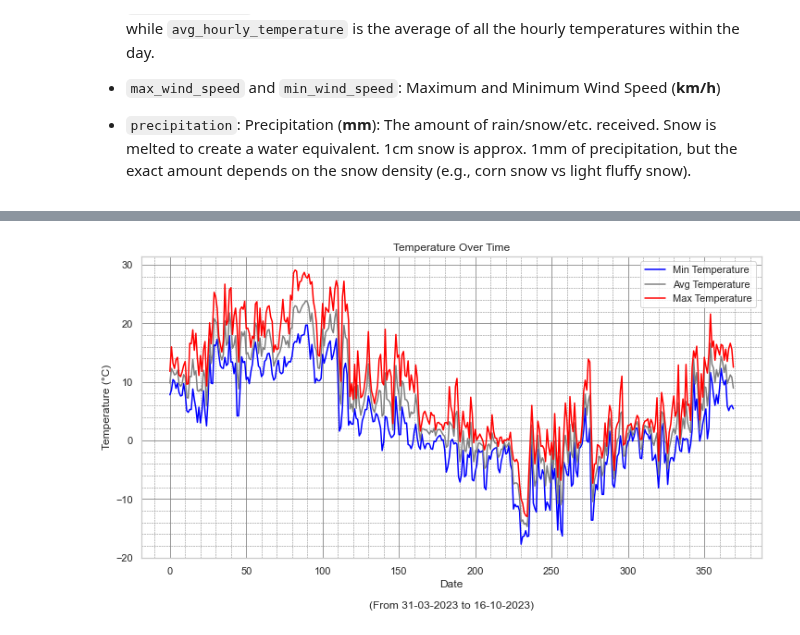
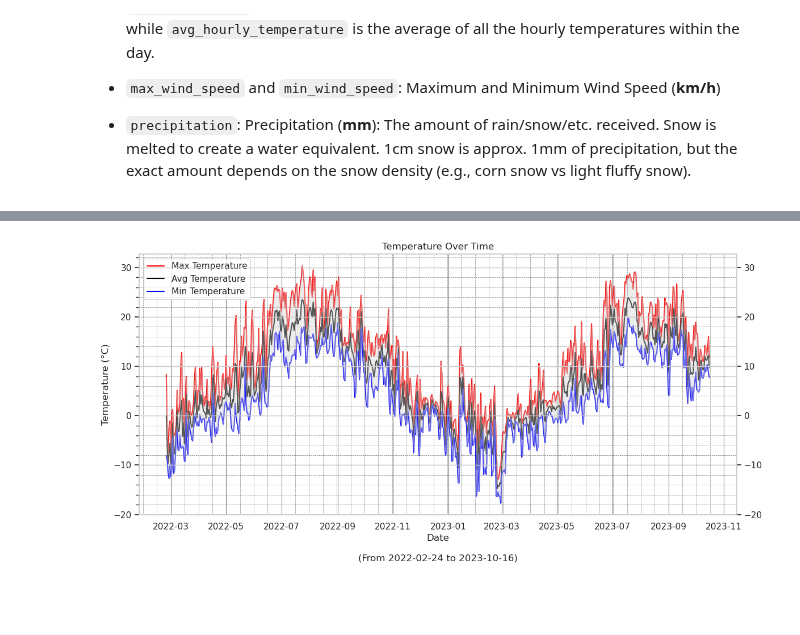
Before and after one commit to Mohammad-Ali-Mir/CMSC-6950-Project, a Jupyter notebook: code/Jupyter.ipynb, the cells around one changed output, grey strips where cells are left out. Saved outputs shown, nothing was run; the diff lists cells and outputs as text; code cells hidden in the pictures; blank space fills up the shorter version.

Commit message:
Update code/Jupyter.ipynb to produce first plot

```diff
--- a/code/Jupyter.ipynb
+++ b/code/Jupyter.ipynb
@@ -22,6 +26,6 @@ import numpy as np
 cols = ['date','max_temperature','min_temperature','avg_hourly_temperature','avg_temperature','max_wind_speed',
 'avg_hourly_wind_speed','min_wind_speed','precipitation']
 
-df = pd.read_csv('./data.csv', parse_dates=['date'], usecols=cols)
+df = pd.read_csv('../data/data.csv', parse_dates=['date'], index_col=['date'], usecols=cols)
 df
 # %% [output]
@@ -107,30 +64,33 @@ axs.fill_between(x=df.index, y1=temp['min_temperature'],
 # %%
-import matplotlib.pyplot as plt
-import seaborn as sns
-
 # Set the style for Seaborn
 sns.set(style="whitegrid")
 
-# Create a time series plot for temperature using Seaborn
+# Create a time series plot for temperature
 fig, ax = plt.subplots(figsize=(12, 6))
-# axs=axs.flatten()
 
 # Plot the temperature columns with Seaborn
+sns.lineplot(data=df, x=df.index, y='max_temperature', ax=ax, label='Max Temperature', color='red')
+sns.lineplot(data=df, x=df.index, y='avg_temperature', ax=ax, label='Avg Temperature', color='black')
 sns.lineplot(data=df, x=df.index, y='min_temperature', ax=ax, label='Min Temperature', color='blue')
-sns.lineplot(data=df, x=df.index, y='avg_temperature', ax=ax, label='Avg Temperature', color='grey')
-sns.lineplot(data=df, x=df.index, y='max_temperature', ax=ax, label='Max Temperature', color='red')
 
 # Customize the plot
-ax.set_xlabel('Date\n\n(From 31-03-2023 to 16-10-2023)')
+ax.set_xlabel('Date\n\n(From 2022-02-24 to 2023-10-16)')
 ax.set_ylabel('Temperature (°C)')
 ax.set_title('Temperature Over Time')
-plt.legend()
 
-# Activate minor grid lines
+# Set grids
 ax.minorticks_on()
-# Set grids
 plt.grid(True, which='major', linestyle='-', linewidth=0.8, color='gray')
 plt.grid(True, which='minor', linestyle='--', linewidth=0.5, color='gray')
+
+# Create a new axes for fill_between plot
+ax_fill = ax.twinx()
+# Plot fill_between
+temp = df[['min_temperature', 'max_temperature', 'avg_temperature']]
+ax_fill.fill_between(x=df.index, y1=temp['min_temperature'], y2=temp['max_temperature'], alpha=0.4, color='lightgray')
+
+plt.tight_layout()
+plt.savefig('../figures/First-plot-proposal.png', facecolor='w', dpi=1000)
 plt.show()
 # %% [output]
-[figure, old version]
+[figure, new version]
```
Also changed, not shown: parts of 9 cells of this notebook.
